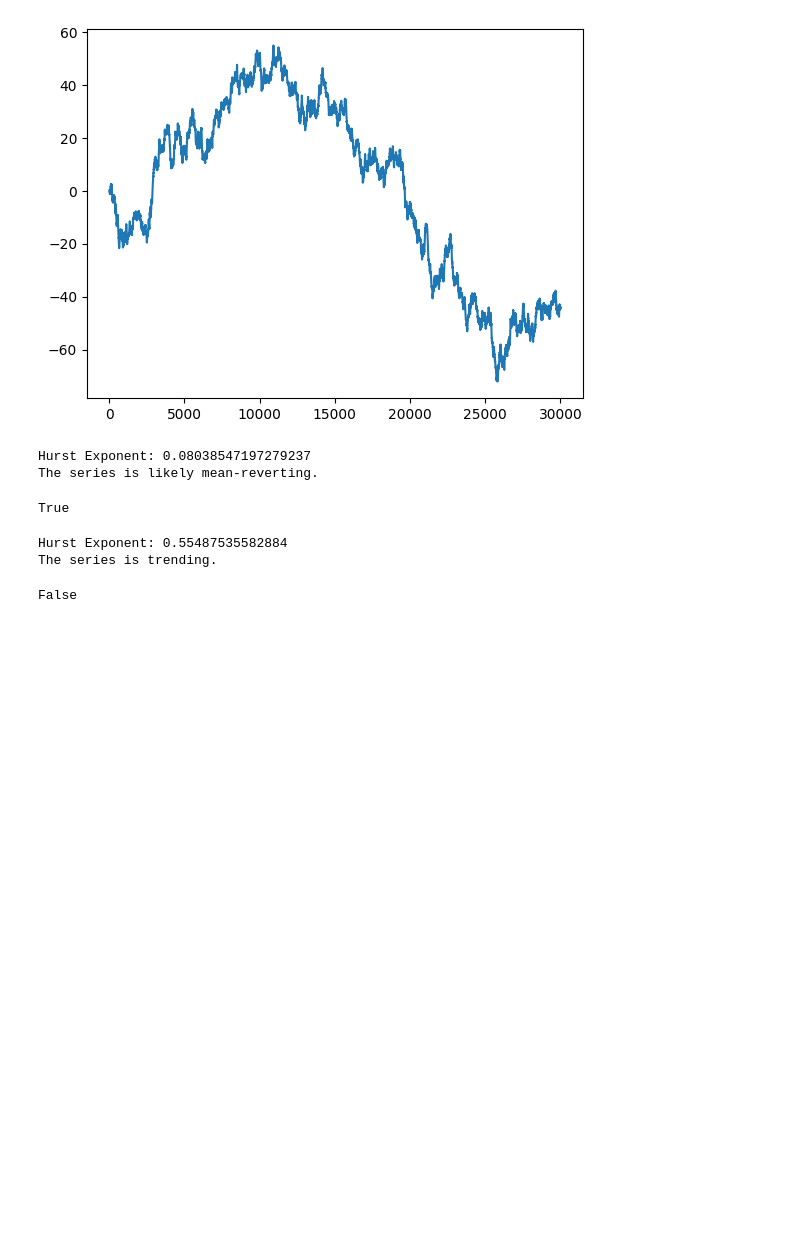
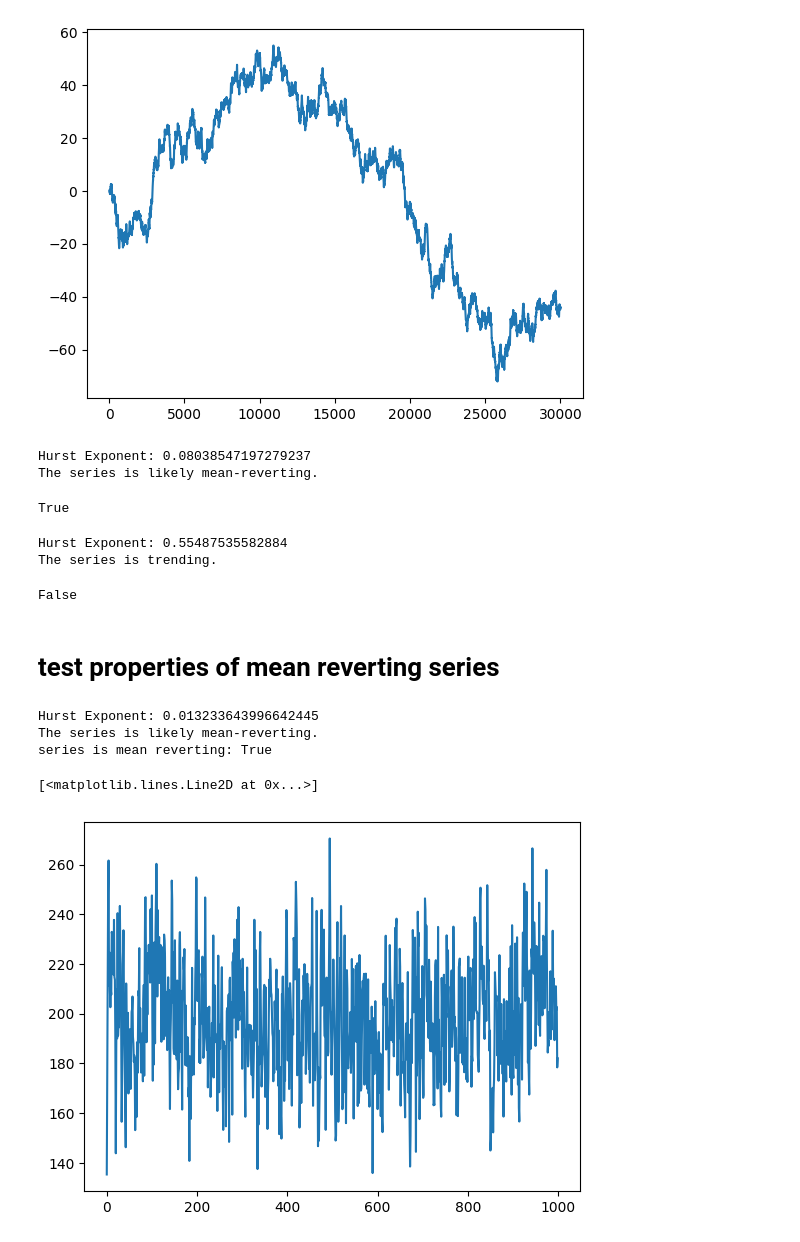
Before and after one commit to simonswe/prosperity2_traderbots, a Jupyter notebook: round4/ez_data_exploration.ipynb, the cells around one changed output. Cells and saved outputs as stored; diff of their text form; code cells hidden in the pictures; blank space fills up the shorter version.

```diff
--- a/round4/ez_data_exploration.ipynb
+++ b/round4/ez_data_exploration.ipynb
@@ -472,3 +475,23 @@ is_mean_reverting(coconut)
 Hurst Exponent: 0.55487535582884
 The series is trending.
 False
+# %% [markdown]
+# test properties of mean reverting series
+# %%
+# generate mean reverting series
+np.random.seed(0)
+mean = 100
+std = 20
+size = 1000
+mr = np.random.normal(mean, std, size)
+for i in range(1, size):
+    mr[i] = 0.5 * mr[i-1] + mr[i]
+
+print(f"series is mean reverting: {is_mean_reverting(mr)}")
+plt.plot(mr)
+# %% [output]
+Hurst Exponent: 0.013233643996642445
+The series is likely mean-reverting.
+series is mean reverting: True
+[<matplotlib.lines.Line2D at 0x...>]
+[figure, added]
```
Also changed, not shown: parts of 10 cells of this notebook.
